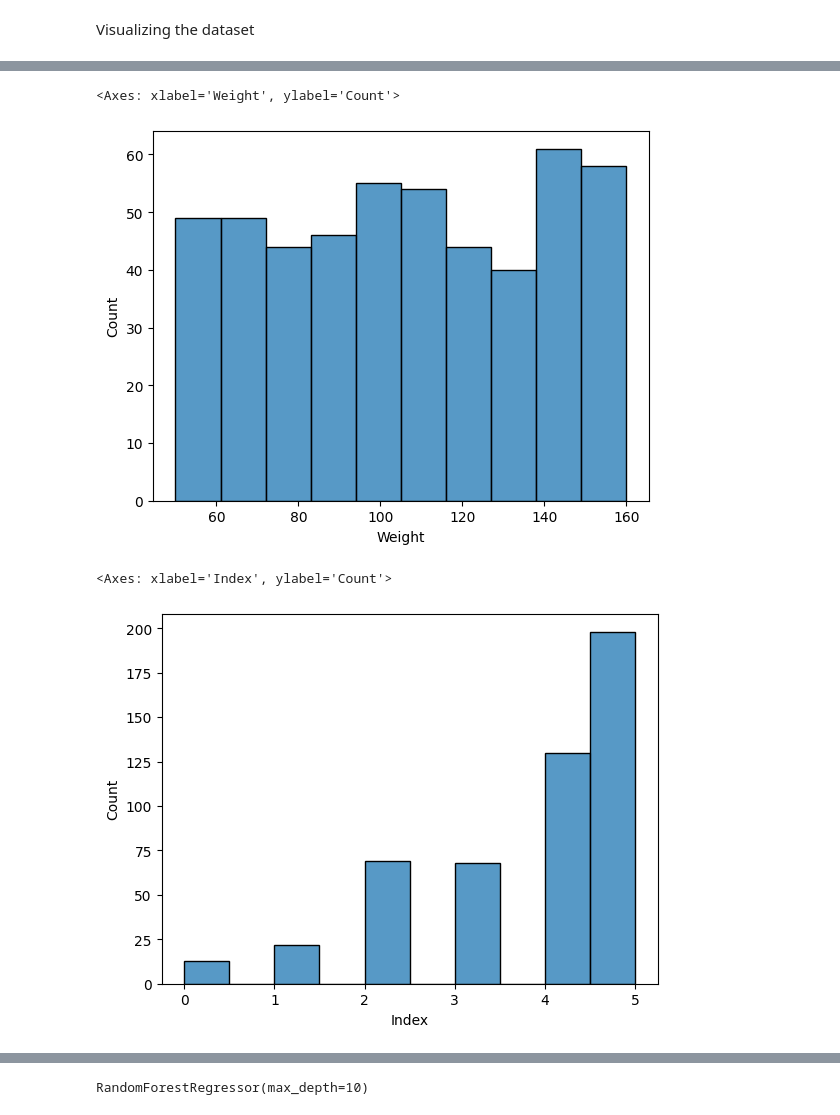
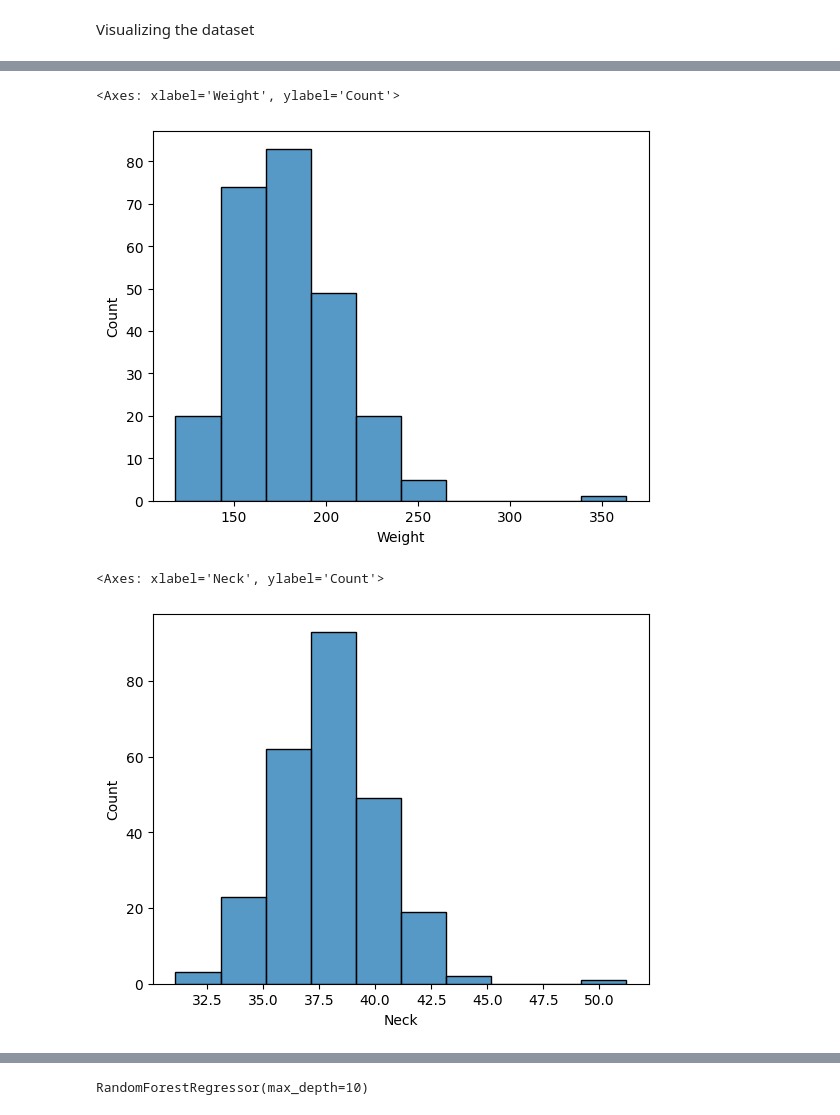
Before and after one commit to gideon-ogunbanjo/ModelX, a Jupyter notebook: modelX.ipynb, the cells around one changed output, grey strips where cells are left out. Cells and saved outputs as stored; diff of their text form; code cells hidden in the pictures.

```diff
--- a/modelX.ipynb
+++ b/modelX.ipynb
@@ -4,7 +4,7 @@ import pandas as pd
 import matplotlib.pyplot as plt
 import seaborn as sns
 # %%
-data = pd.read_csv('500_Person_Gender_Height_Weight_Index.csv')
+data = pd.read_csv('bodyfat.csv')
 # %%
 data.head()
 # %% [output]
@@ -73,12 +73,12 @@ sns.histplot(data['Height'],kde=False,bins=10)
 sns.histplot(data['Weight'],kde=False,bins=10)
 # %% [output]
 <Axes: xlabel='Weight', ylabel='Count'>
-[figure, old version]
+[figure, new version]
 # %%
-sns.histplot(data['Index'],kde=False,bins=10)
+sns.histplot(data['Neck'],kde=False,bins=10)
 # %% [output]
-<Axes: xlabel='Index', ylabel='Count'>
+<Axes: xlabel='Neck', ylabel='Count'>
-[figure, old version]
+[figure, new version]
 # %%
 #represents the correlation of data in the columns using a heatmap
 sns.heatmap(data.corr())
```
Also changed, not shown: parts of 9 cells of this notebook.
